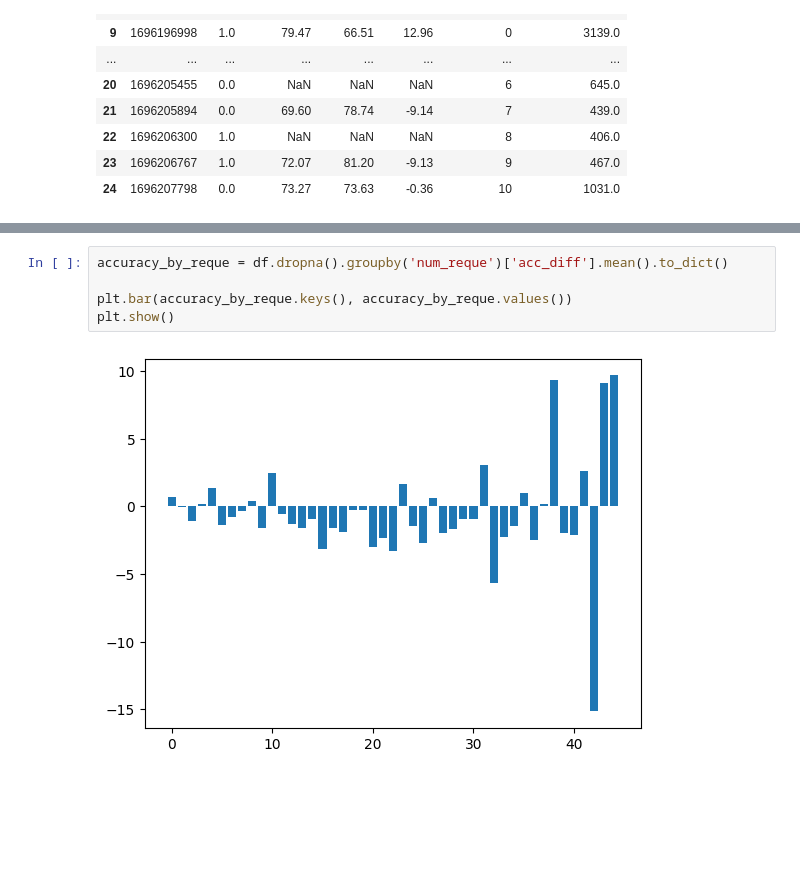
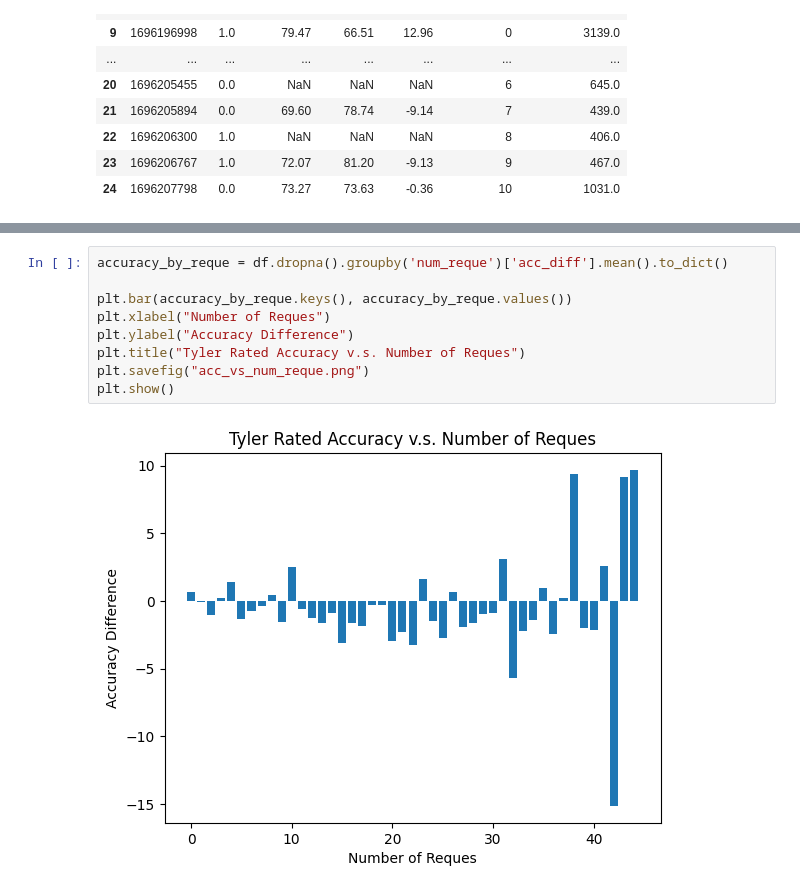
Before and after one commit to okeanskiy/online-chess-win-predictions, a Jupyter notebook: tyler_reque.ipynb, the cells around one changed output, grey strips where cells are left out. Cells and saved outputs as stored; diff of their text form; blank space fills up the shorter version.

```diff
--- a/tyler_reque.ipynb
+++ b/tyler_reque.ipynb
@@ -142,10 +147,14 @@ plt.show()
 # %%
 accuracy_by_reque = df.dropna().groupby('num_reque')['acc_diff'].mean().to_dict()
 
 plt.bar(accuracy_by_reque.keys(), accuracy_by_reque.values())
+plt.xlabel("Number of Reques")
+plt.ylabel("Accuracy Difference")
+plt.title("Tyler Rated Accuracy v.s. Number of Reques")
+plt.savefig("acc_vs_num_reque.png")
 plt.show()
 # %% [output]
-[figure, old version]
+[figure, new version]
 # %%
 winrate_by_reque = df.dropna().groupby('num_reque')['won'].mean().to_dict()
 
```
Also changed, not shown: parts of 11 cells of this notebook, 20 other files.
